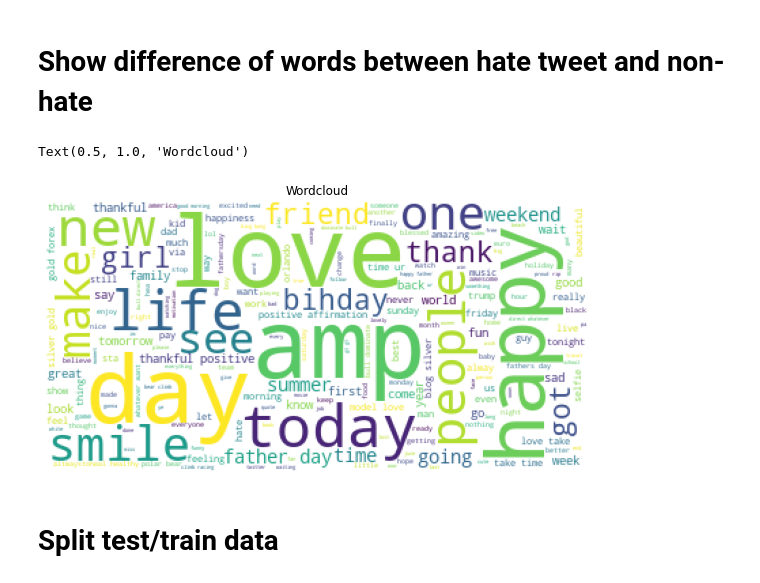
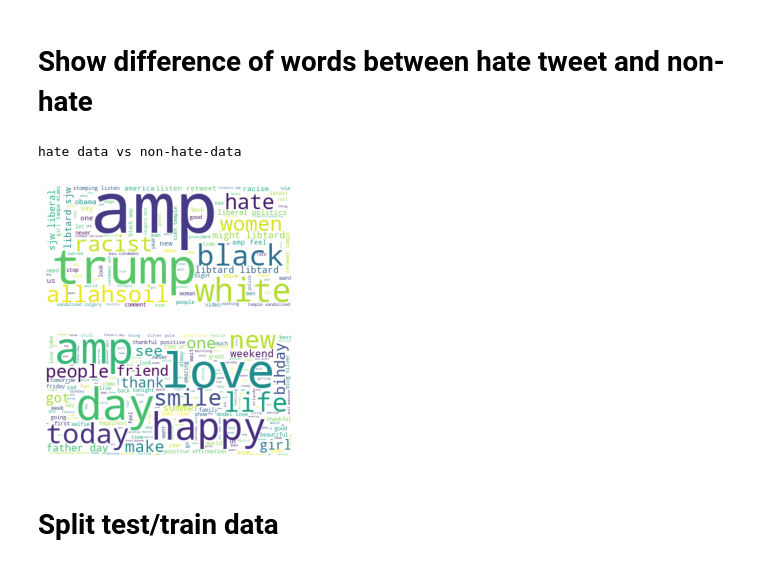
Before and after one commit to Theo-HENAFF/twitter_sentiment_analysis, a Jupyter notebook: 6 - Logistic Regression - Hate speech detection.ipynb, the cells around one changed output. Cells and saved outputs as stored; diff of their text form; code cells hidden in the pictures.

```diff
--- a/6 - Logistic Regression - Hate speech detection.ipynb
+++ b/6 - Logistic Regression - Hate speech detection.ipynb
@@ -87,24 +81,28 @@ data['lower_case_text'] = data.clean_text.map(lambda x: x.lower() if isinstance(
 # %%
 hate_data = data[data['polarity'] == 1]
 non_hate_data = data[data['polarity'] == 0]
 
 cloud_stopwords = set(STOPWORDS)
 
-fig, ax = plt.subplots(1,2, figsize=(20,5))
-word_cloud = WordCloud(background_color='white', stopwords=cloud_stopwords).generate(hate_data['lower_case_text'].str.cat(sep=', '))
-plt.imshow(word_cloud)
+fig = plt.figure(figsize=(20,5))
 
-word_cloud = WordCloud(background_color='white', stopwords=cloud_stopwords).generate(hate_data['lower_case_text'].str.cat(sep=', '))
-plt.imshow(word_cloud)
+print("hate data vs non-hate-data")
+hate_word_cloud = WordCloud(background_color='white', stopwords=cloud_stopwords).generate(hate_data['lower_case_text'].str.cat(sep=', '))
+ax = fig.add_subplot(2,1,1)
+plt.imshow(hate_word_cloud)
+ax.axis('off')
 
-plt.axis('off')
-plt.title('Hate Words vs Non-hate words')
+non_hate_word_cloud = WordCloud(background_color='white', stopwords=cloud_stopwords).generate(non_hate_data['lower_case_text'].str.cat(sep=', '))
+ax = fig.add_subplot(2,1,2)
+plt.imshow(non_hate_word_cloud)
+ax.axis('off')
+
 
 # We delete both df because we won't use them after
 del hate_data, non_hate_data
 # %% [output]
-Text(0.5, 1.0, 'Wordcloud')
+hate data vs non-hate-data
-[figure, old version]
+[figure, new version]
 # %% [markdown]
 # Split test/train data
 # %%
```
Also changed, not shown: parts of 5 cells of this notebook, 7 other files.
